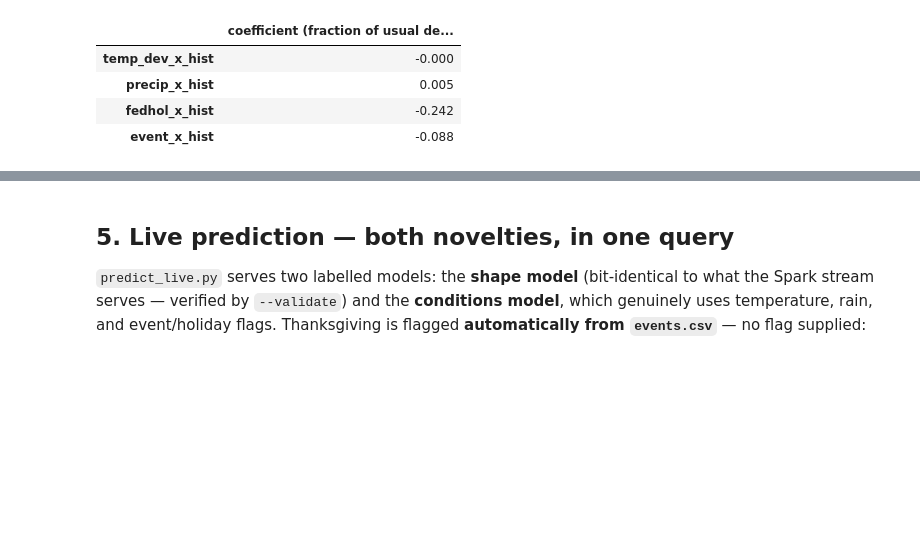
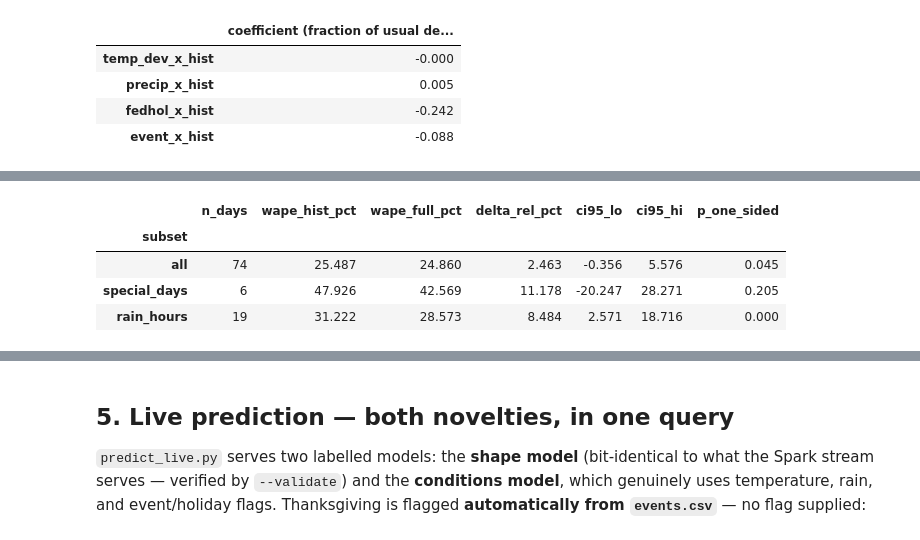
Before and after one commit to bitbit138/taxi-demand-forecast, a Jupyter notebook: notebooks/results_walkthrough.ipynb, the cells around one changed output, grey strips where cells are left out. Cells and saved outputs as stored; diff of their text form; code cells hidden in the pictures; blank space fills up the shorter version.

```diff
--- a/notebooks/results_walkthrough.ipynb
+++ b/notebooks/results_walkthrough.ipynb
@@ -171,0 +181,10 @@ parity vs Spark predictions (max |diff|): 1.1368683772161603e-13
+# %%
+sig = pd.read_csv(config.REPORTS_DIR / 'significance.csv')
+sig[['subset', 'n_days', 'wape_hist_pct', 'wape_full_pct',
+     'delta_rel_pct', 'ci95_lo', 'ci95_hi', 'p_one_sided']].set_index('subset')
+# %% [output]
+|  | n_days | wape_hist_pct | wape_full_pct | delta_rel_pct | ci95_lo | ci95_hi | p_one_sided |
+| subset |  |  |  |  |  |  |  |
+| all | 74 | 25.487 | 24.860 | 2.463 | -0.356 | 5.576 | 0.045 |
+| special_days | 6 | 47.926 | 42.569 | 11.178 | -20.247 | 28.271 | 0.205 |
+| rain_hours | 19 | 31.222 | 28.573 | 8.484 | 2.571 | 18.716 | 0.000 |
```
Also changed, not shown: parts of 6 cells of this notebook, 11 other files.
